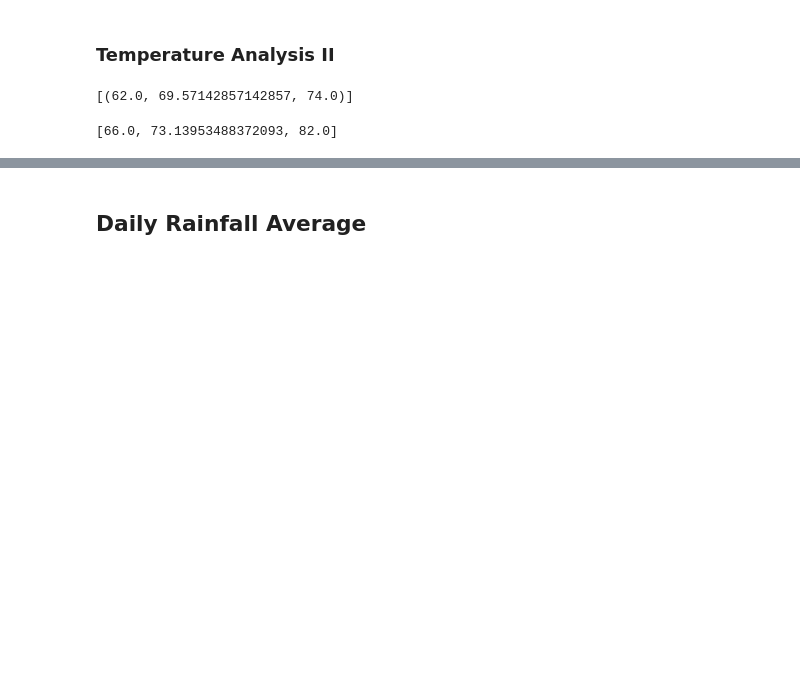
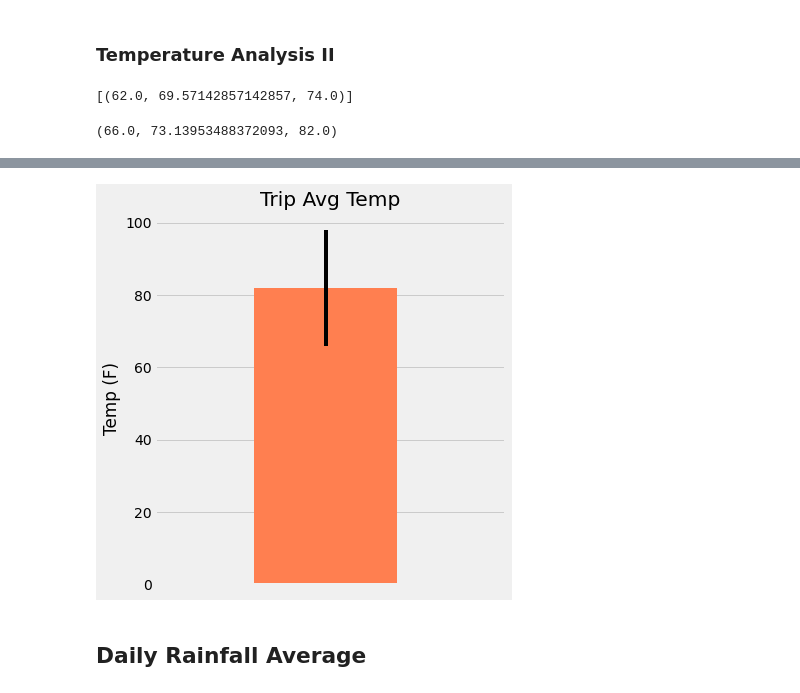
Before and after one commit to ckunakom/sqlalchemy-challenge, a Jupyter notebook: climate.ipynb, the cells around one changed output, grey strips where cells are left out. Saved outputs shown, nothing was run; the diff lists cells and outputs as text; code cells hidden in the pictures; blank space fills up the shorter version.

```diff
--- a/climate.ipynb
+++ b/climate.ipynb
@@ -284,20 +302,23 @@ print(calc_temps('2012-02-28', '2012-03-05'))
 # for your trip using the previous year's data for those same dates.
 ### Trip date: 12/05/16 - 12/18/16 ###
 trip = calc_temps('2015-12-05', '2015-12-18')
-trip_temp = list(np.ravel(trip))
-trip_temp
+min_t, avg_t, max_t = trip[0]
+min_t, avg_t, max_t
 # %% [output]
-[66.0, 73.13953488372093, 82.0]
+(66.0, 73.13953488372093, 82.0)
 # %%
 # Plot the results from your previous query as a bar chart.
 # Use "Trip Avg Temp" as your Title
 # Use the average temperature for the y value
 # Use the peak-to-peak (tmax-tmin) value as the y error bar (yerr)
-min_temp = trip_temp[0]
-avg_temp = trip_temp[1]
-max_temp = trip_temp[2]
-tempII = pd.DataFrame({'Min Temp': [min_temp],
-             'Avg Temp': avg_temp,
-             'Max Temp': max_temp})
-tempII.plot('Avg Temp', yerr='Min Temp', 'Max Temp')
+plt.figure(figsize=(6,6))
+xpos = 1
+y_err = max_t - min_t
+plt.bar(xpos, max_t, yerr = y_err, color='coral')
+plt.xticks(range(xpos))
+plt.xlim(0.05, (xpos)+1)
+plt.title('Trip Avg Temp')
+plt.ylabel('Temp (F)')
+plt.tight_layout()
+plt.show()
 # %% [output]
@@ -305,3 +325,4 @@ SyntaxError: positional argument follows keyword argument (<ipython-input-187-f5
+[figure, added]
 # %% [markdown]
 ## Daily Rainfall Average
 # %%
```
Also changed, not shown: parts of 14 cells of this notebook.
